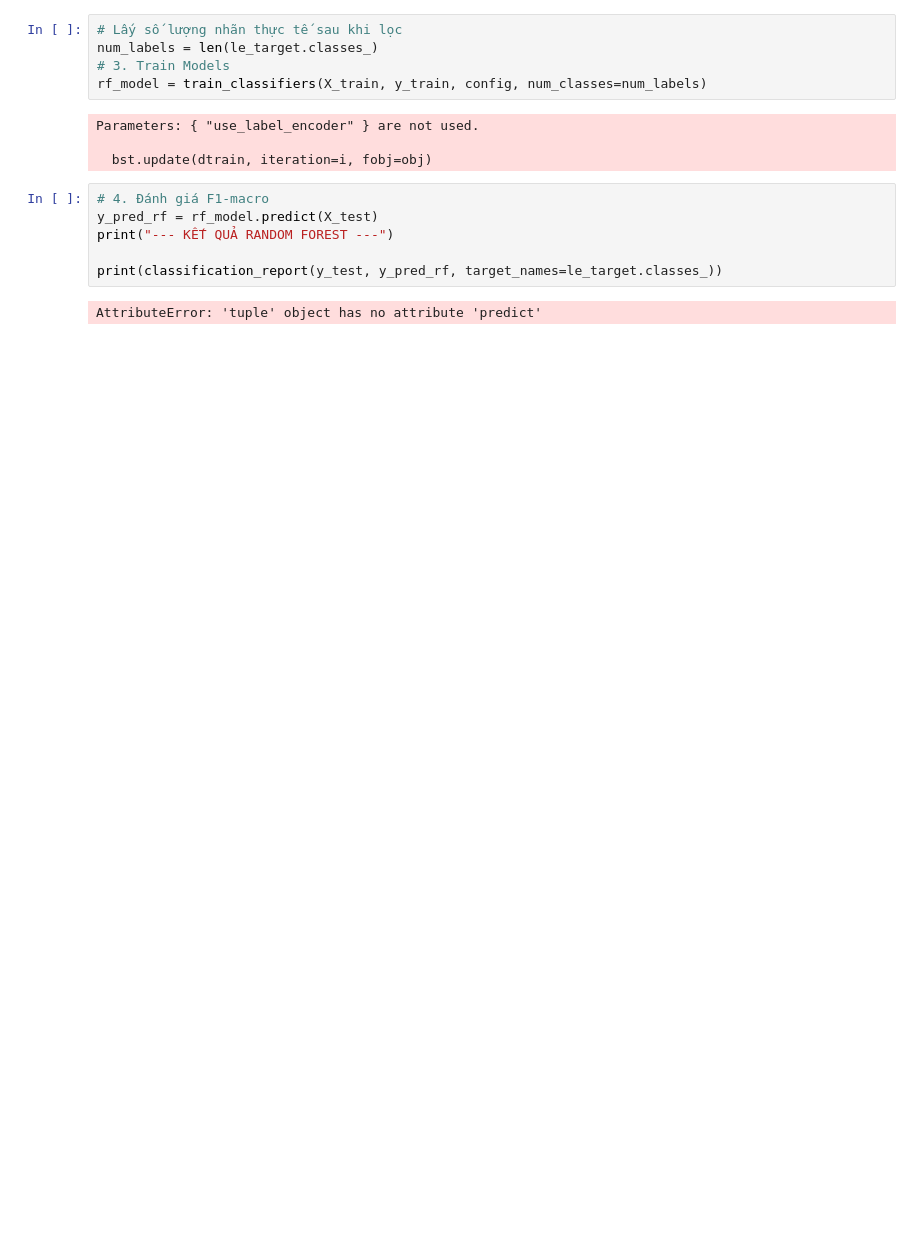
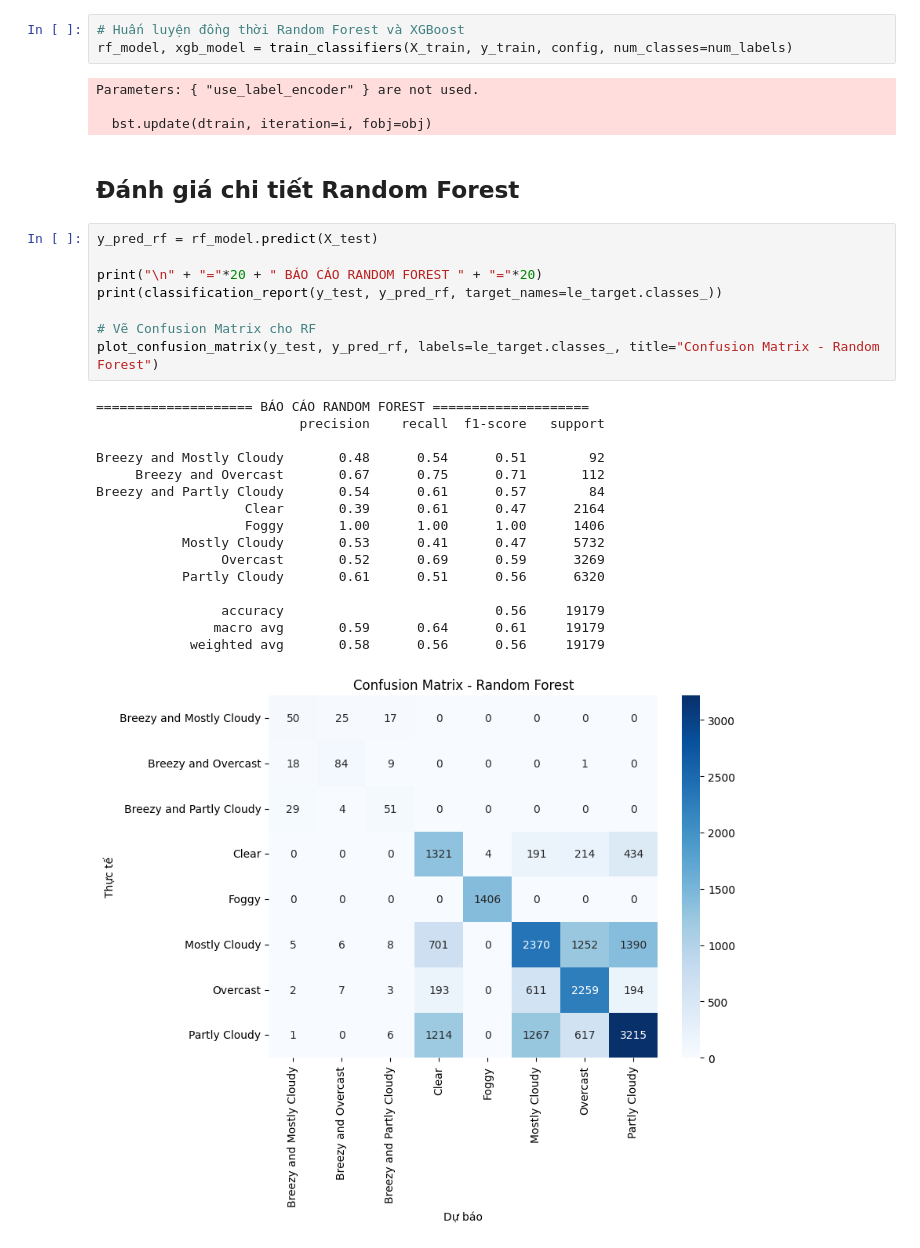
Before and after one commit to TrieuQuocAnh/DuBaoThoiTiet, a Jupyter notebook: notebooks/03c_classification.ipynb, the cells around one changed output. Cells and saved outputs as stored; diff of their text form; blank space fills up the shorter version.

```diff
--- a/notebooks/03c_classification.ipynb
+++ b/notebooks/03c_classification.ipynb
@@ -27,17 +34,34 @@ df = pd.read_csv(f"../{config['processed_data_path']}")
 # %%
-# Lấy số lượng nhãn thực tế sau khi lọc
-num_labels = len(le_target.classes_)
-# 3. Train Models
-rf_model = train_classifiers(X_train, y_train, config, num_classes=num_labels)
+# Huấn luyện đồng thời Random Forest và XGBoost
+rf_model, xgb_model = train_classifiers(X_train, y_train, config, num_classes=num_labels)
 # %% [output]
 Parameters: { "use_label_encoder" } are not used.
 
   bst.update(dtrain, iteration=i, fobj=obj)
+# %% [markdown]
+## Đánh giá chi tiết Random Forest
 # %%
-# 4. Đánh giá F1-macro
 y_pred_rf = rf_model.predict(X_test)
-print("--- KẾT QUẢ RANDOM FOREST ---")
 
+print("\n" + "="*20 + " BÁO CÁO RANDOM FOREST " + "="*20)
 print(classification_report(y_test, y_pred_rf, target_names=le_target.classes_))
+
+# Vẽ Confusion Matrix cho RF
+plot_confusion_matrix(y_test, y_pred_rf, labels=le_target.classes_, title="Confusion Matrix - Random Forest")
 # %% [output]
-AttributeError: 'tuple' object has no attribute 'predict'
+==================== BÁO CÁO RANDOM FOREST ====================
+                          precision    recall  f1-score   support
+
+Breezy and Mostly Cloudy       0.48      0.54      0.51        92
+     Breezy and Overcast       0.67      0.75      0.71       112
+Breezy and Partly Cloudy       0.54      0.61      0.57        84
+                   Clear       0.39      0.61      0.47      2164
+                   Foggy       1.00      1.00      1.00      1406
+           Mostly Cloudy       0.53      0.41      0.47      5732
+                Overcast       0.52      0.69      0.59      3269
+           Partly Cloudy       0.61      0.51      0.56      6320
+
+                accuracy                           0.56     19179
+               macro avg       0.59      0.64      0.61     19179
+            weighted avg       0.58      0.56      0.56     19179
+[figure, added]
```
Also changed, not shown: parts of 8 cells of this notebook, 5 other files.
